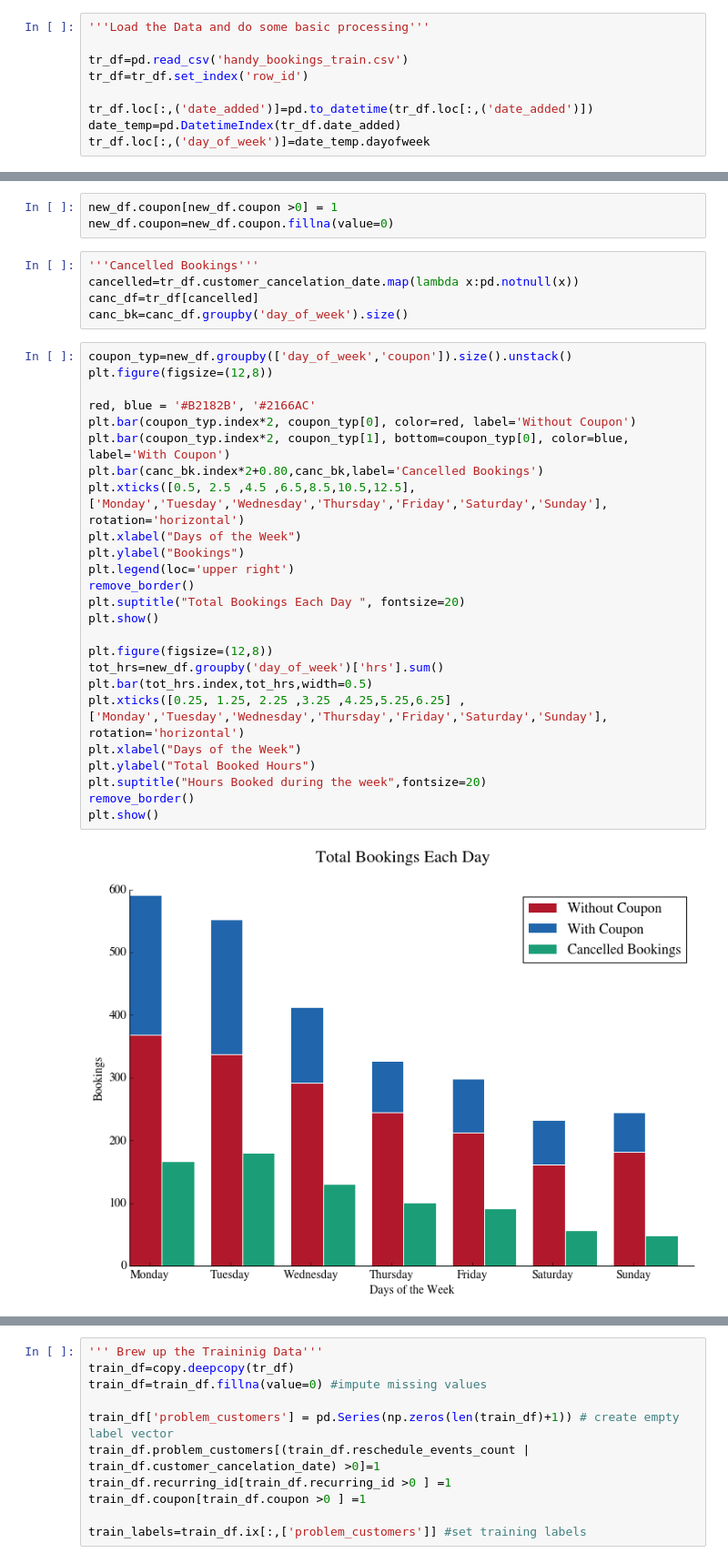
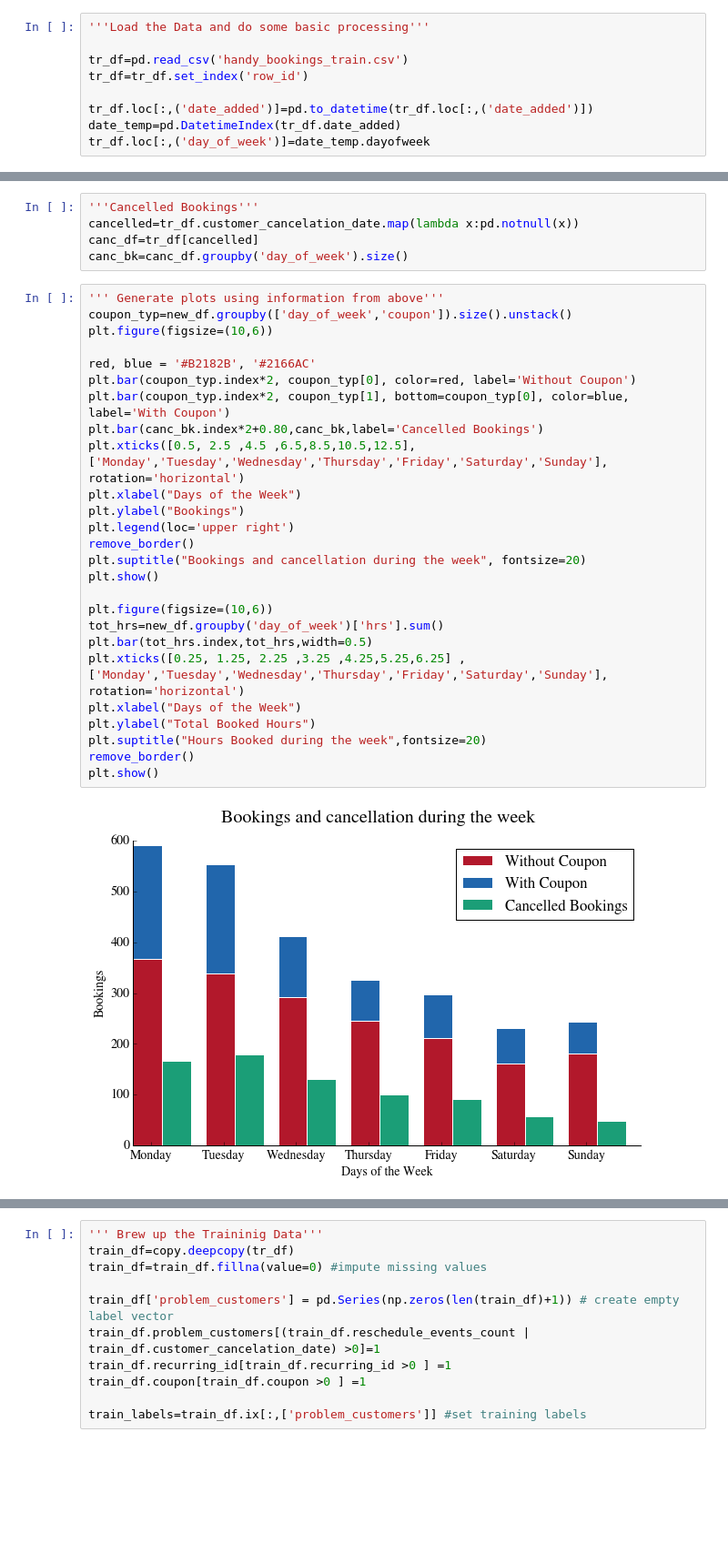
Before and after one commit to asa88/DataExploration, a Jupyter notebook: handy_challenge.ipynb, the cells around one changed output, grey strips where cells are left out. Shown: that part at 91% size. Drawn from its saved outputs; the diff is of its cells as text; blank space fills up the shorter version.

```diff
--- a/handy_challenge.ipynb
+++ b/handy_challenge.ipynb
@@ -89,35 +104,33 @@ new_df=new_df[ tr_df.reschedule_events_count <1 ]
-# %%
-new_df.coupon[new_df.coupon >0] = 1
-new_df.coupon=new_df.coupon.fillna(value=0)
 # %%
 '''Cancelled Bookings'''
 cancelled=tr_df.customer_cancelation_date.map(lambda x:pd.notnull(x))
 canc_df=tr_df[cancelled]
 canc_bk=canc_df.groupby('day_of_week').size()
 # %%
+''' Generate plots using information from above'''
 coupon_typ=new_df.groupby(['day_of_week','coupon']).size().unstack()
-plt.figure(figsize=(12,8))
+plt.figure(figsize=(10,6))
 
 red, blue = '#B2182B', '#2166AC'
 plt.bar(coupon_typ.index*2, coupon_typ[0], color=red, label='Without Coupon')
 plt.bar(coupon_typ.index*2, coupon_typ[1], bottom=coupon_typ[0], color=blue, label='With Coupon')
 plt.bar(canc_bk.index*2+0.80,canc_bk,label='Cancelled Bookings')
 plt.xticks([0.5, 2.5 ,4.5 ,6.5,8.5,10.5,12.5], ['Monday','Tuesday','Wednesday','Thursday','Friday','Saturday','Sunday'], rotation='horizontal')
 plt.xlabel("Days of the Week")
 plt.ylabel("Bookings")
 plt.legend(loc='upper right')
 remove_border()
-plt.suptitle("Total Bookings Each Day ", fontsize=20)
+plt.suptitle("Bookings and cancellation during the week", fontsize=20)
 plt.show()
 
-plt.figure(figsize=(12,8))
+plt.figure(figsize=(10,6))
 tot_hrs=new_df.groupby('day_of_week')['hrs'].sum()
 plt.bar(tot_hrs.index,tot_hrs,width=0.5)
 plt.xticks([0.25, 1.25, 2.25 ,3.25 ,4.25,5.25,6.25] , ['Monday','Tuesday','Wednesday','Thursday','Friday','Saturday','Sunday'], rotation='horizontal')
 plt.xlabel("Days of the Week")
 plt.ylabel("Total Booked Hours")
 plt.suptitle("Hours Booked during the week",fontsize=20)
 remove_border()
 plt.show()
 # %% [output]
-[figure, old version]
+[figure, new version]
```
Also changed, not shown: parts of 38 cells of this notebook.
